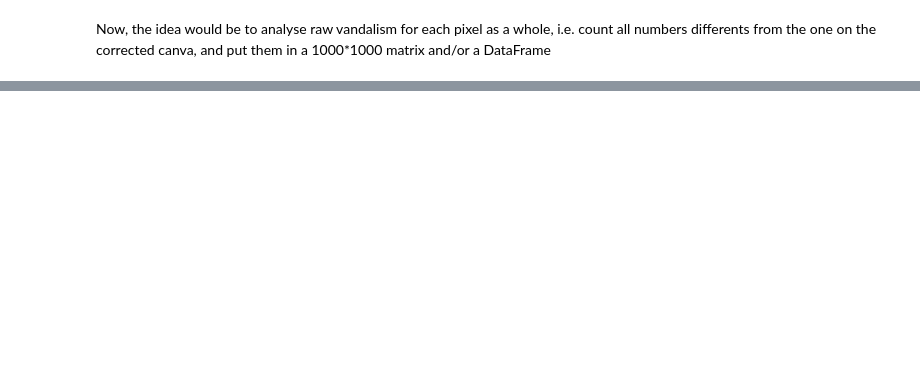
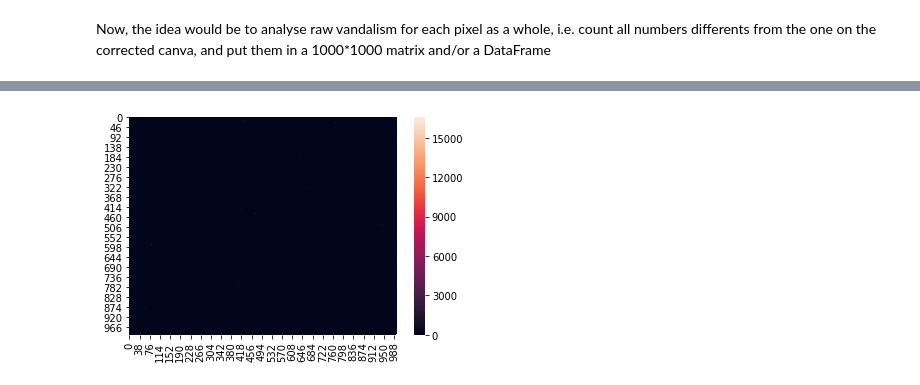
Before and after one commit to cedricviaccoz/warsonrplace, a Jupyter notebook: Data Exploration.ipynb, the cells around one changed output, grey strips where cells are left out. Saved outputs shown, nothing was run; the diff lists cells and outputs as text; code cells hidden in the pictures; blank space fills up the shorter version.

```diff
--- a/Data Exploration.ipynb
+++ b/Data Exploration.ipynb
@@ -226,0 +282,7 @@ Now, the idea would be to analyse raw vandalism for each pixel as a whole, i.e.
+# %%
+import seaborn as sns
+ax = sns.heatmap(heatMap)
+plt.show()
+#only the extreme lower right corner pixel is another color....
+# %% [output]
+[figure, added]
```
Also changed, not shown: parts of 10 cells of this notebook.
